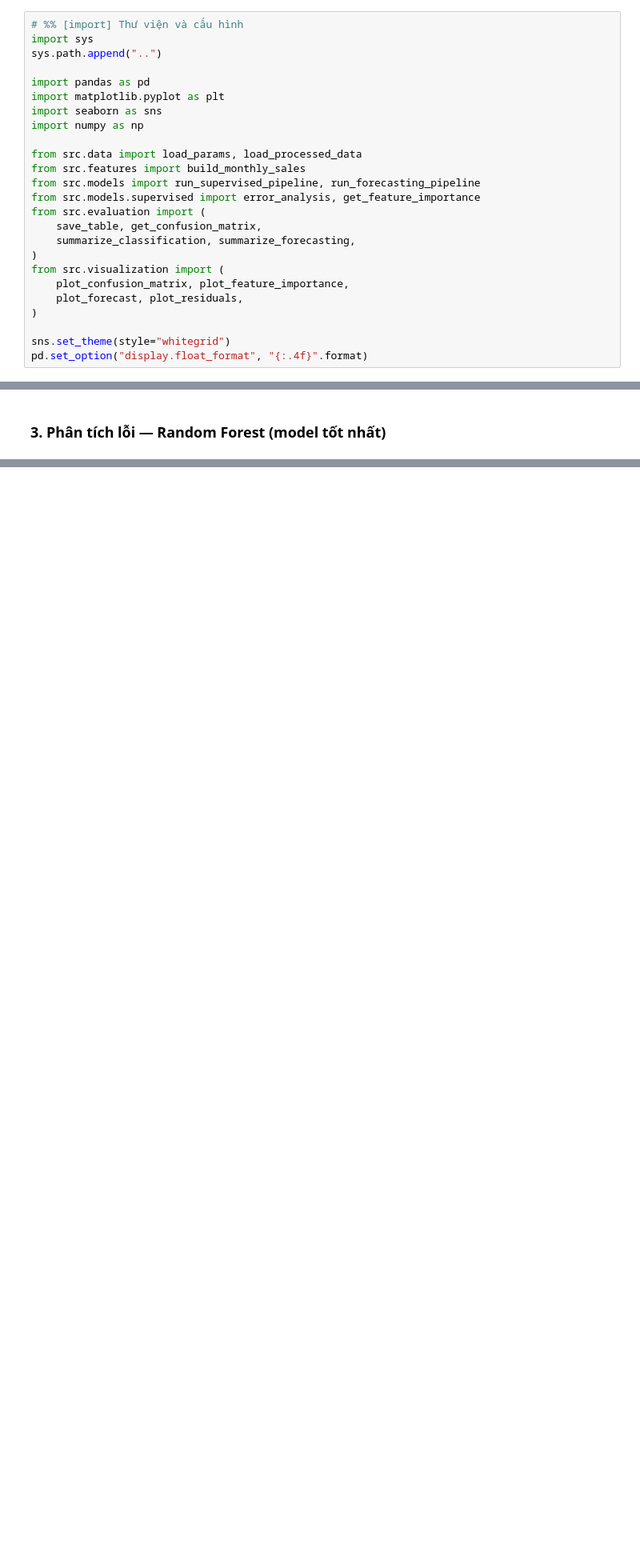
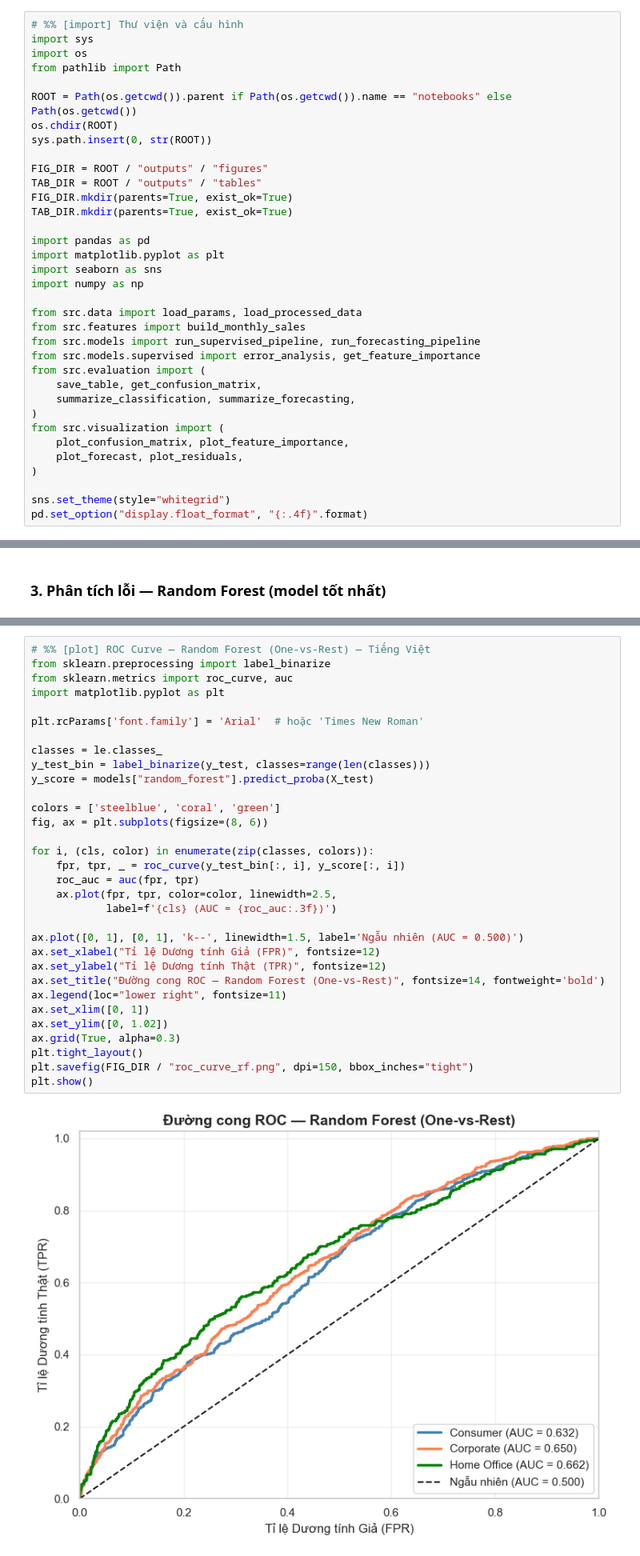
Before and after one commit to hung981vpp/supermarket_sales_analysis, a Jupyter notebook: notebooks/04_modeling.ipynb, the cells around one changed output, grey strips where cells are left out. Shown at 80% size. Cells and saved outputs as stored; diff of their text form; blank space fills up the shorter version.

Commit message:
fix: thêm ROOT, FIG_DIR, TAB_DIR 5 notebooks

```diff
--- a/notebooks/04_modeling.ipynb
+++ b/notebooks/04_modeling.ipynb
@@ -7,7 +7,17 @@ Xây dựng và đánh giá mô hình dự đoán:
 # %%
 # %% [import] Thư viện và cấu hình
 import sys
-sys.path.append("..")
+import os
+from pathlib import Path
+
+ROOT = Path(os.getcwd()).parent if Path(os.getcwd()).name == "notebooks" else Path(os.getcwd())
+os.chdir(ROOT)
+sys.path.insert(0, str(ROOT))
+
+FIG_DIR = ROOT / "outputs" / "figures"
+TAB_DIR = ROOT / "outputs" / "tables"
+FIG_DIR.mkdir(parents=True, exist_ok=True)
+TAB_DIR.mkdir(parents=True, exist_ok=True)
 
 import pandas as pd
 import matplotlib.pyplot as plt
@@ -114,3 +198,37 @@ error_analysis(models["random_forest"], X_test, y_test, le)
+# %%
+# %% [plot] ROC Curve — Random Forest (One-vs-Rest) — Tiếng Việt
+from sklearn.preprocessing import label_binarize
+from sklearn.metrics import roc_curve, auc
+import matplotlib.pyplot as plt
+
+plt.rcParams['font.family'] = 'Arial'  # hoặc 'Times New Roman'
+
+classes = le.classes_
+y_test_bin = label_binarize(y_test, classes=range(len(classes)))
+y_score = models["random_forest"].predict_proba(X_test)
+
+colors = ['steelblue', 'coral', 'green']
+fig, ax = plt.subplots(figsize=(8, 6))
+
+for i, (cls, color) in enumerate(zip(classes, colors)):
+    fpr, tpr, _ = roc_curve(y_test_bin[:, i], y_score[:, i])
+    roc_auc = auc(fpr, tpr)
+    ax.plot(fpr, tpr, color=color, linewidth=2.5,
+            label=f'{cls} (AUC = {roc_auc:.3f})')
+
+ax.plot([0, 1], [0, 1], 'k--', linewidth=1.5, label='Ngẫu nhiên (AUC = 0.500)')
+ax.set_xlabel("Tỉ lệ Dương tính Giả (FPR)", fontsize=12)
+ax.set_ylabel("Tỉ lệ Dương tính Thật (TPR)", fontsize=12)
+ax.set_title("Đường cong ROC — Random Forest (One-vs-Rest)", fontsize=14, fontweight='bold')
+ax.legend(loc="lower right", fontsize=11)
+ax.set_xlim([0, 1])
+ax.set_ylim([0, 1.02])
+ax.grid(True, alpha=0.3)
+plt.tight_layout()
+plt.savefig(FIG_DIR / "roc_curve_rf.png", dpi=150, bbox_inches="tight")
+plt.show()
+# %% [output]
+[figure, added]
 # %%
 # %% [plot] Vẽ confusion matrix dạng heatmap
 cm = get_confusion_matrix(
```
Also changed, not shown: parts of 13 cells of this notebook, 28 other files.
